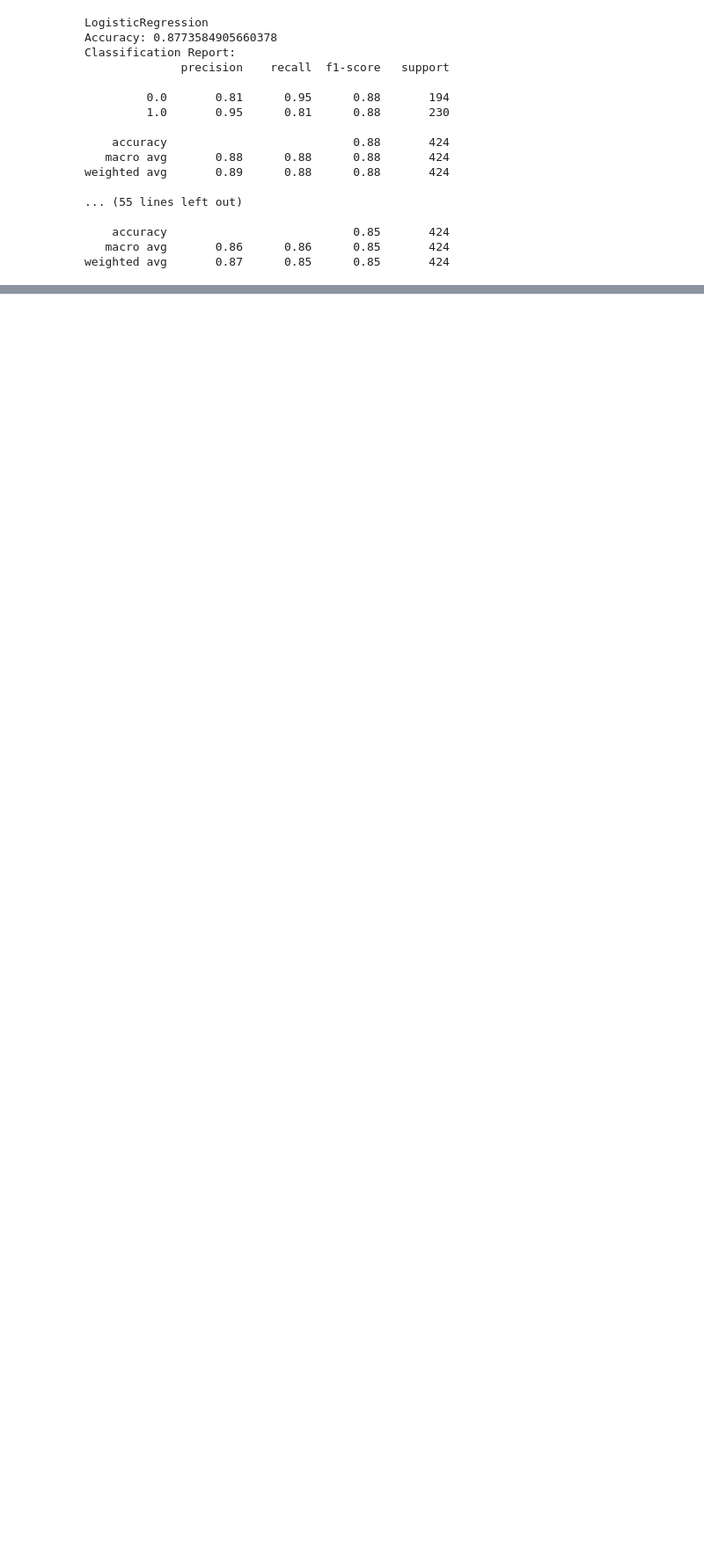
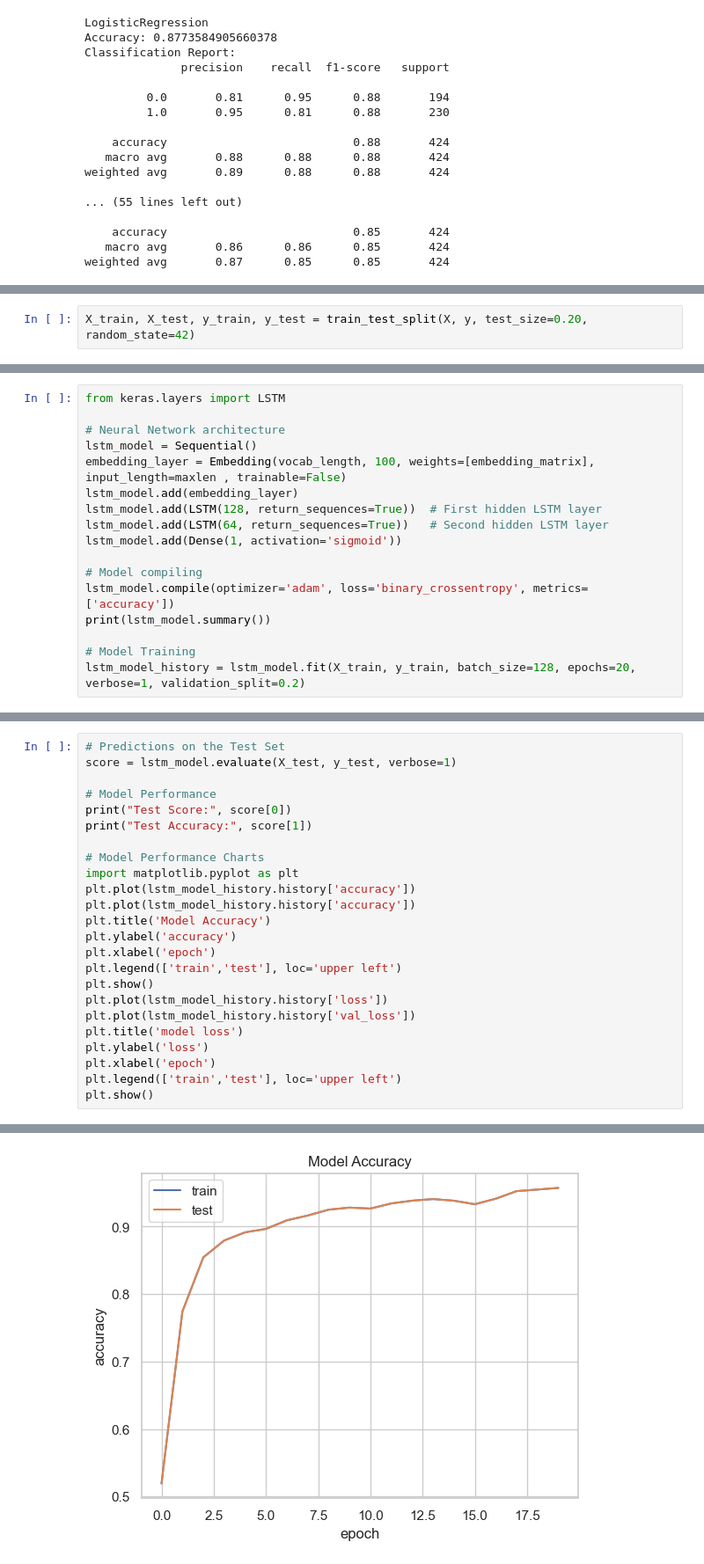
Before and after one commit to saimenogm/Restaurant-Sentiment-Analysis, a Jupyter notebook: Restaurant Sentiment Analysis.ipynb, the cells around one changed output, grey strips where cells are left out. Shown at 88% size. Cells and saved outputs as stored; diff of their text form; blank space fills up the shorter version.

```diff
--- a/Restaurant Sentiment Analysis.ipynb
+++ b/Restaurant Sentiment Analysis.ipynb
@@ -185,0 +305,2 @@ weighted avg       0.87      0.85      0.85       424
+# %%
+X_train, X_test, y_train, y_test = train_test_split(X, y, test_size=0.20, random_state=42)
@@ -185,0 +345,17 @@ weighted avg       0.87      0.85      0.85       424
+# %%
+from keras.layers import LSTM
+
+# Neural Network architecture
+lstm_model = Sequential()
+embedding_layer = Embedding(vocab_length, 100, weights=[embedding_matrix], input_length=maxlen , trainable=False)
+lstm_model.add(embedding_layer)
+lstm_model.add(LSTM(128, return_sequences=True))  # First hidden LSTM layer
+lstm_model.add(LSTM(64, return_sequences=True))   # Second hidden LSTM layer
+lstm_model.add(Dense(1, activation='sigmoid'))
+
+# Model compiling
+lstm_model.compile(optimizer='adam', loss='binary_crossentropy', metrics=['accuracy'])
+print(lstm_model.summary())
+
+# Model Training
+lstm_model_history = lstm_model.fit(X_train, y_train, batch_size=128, epochs=20, verbose=1, validation_split=0.2)
@@ -185,0 +380,25 @@ weighted avg       0.87      0.85      0.85       424
+# %%
+# Predictions on the Test Set
+score = lstm_model.evaluate(X_test, y_test, verbose=1)
+
+# Model Performance
+print("Test Score:", score[0])
+print("Test Accuracy:", score[1])
+
+# Model Performance Charts
+import matplotlib.pyplot as plt
+plt.plot(lstm_model_history.history['accuracy'])
+plt.plot(lstm_model_history.history['accuracy'])
+plt.title('Model Accuracy')
+plt.ylabel('accuracy')
+plt.xlabel('epoch')
+plt.legend(['train','test'], loc='upper left')
+plt.show()
+plt.plot(lstm_model_history.history['loss'])
+plt.plot(lstm_model_history.history['val_loss'])
+plt.title('model loss')
+plt.ylabel('loss')
+plt.xlabel('epoch')
+plt.legend(['train','test'], loc='upper left')
+plt.show()
+# %% [output]
@@ -185,0 +408 @@ weighted avg       0.87      0.85      0.85       424
+[figure, added]
```
Also changed, not shown: parts of 28 cells of this notebook.
